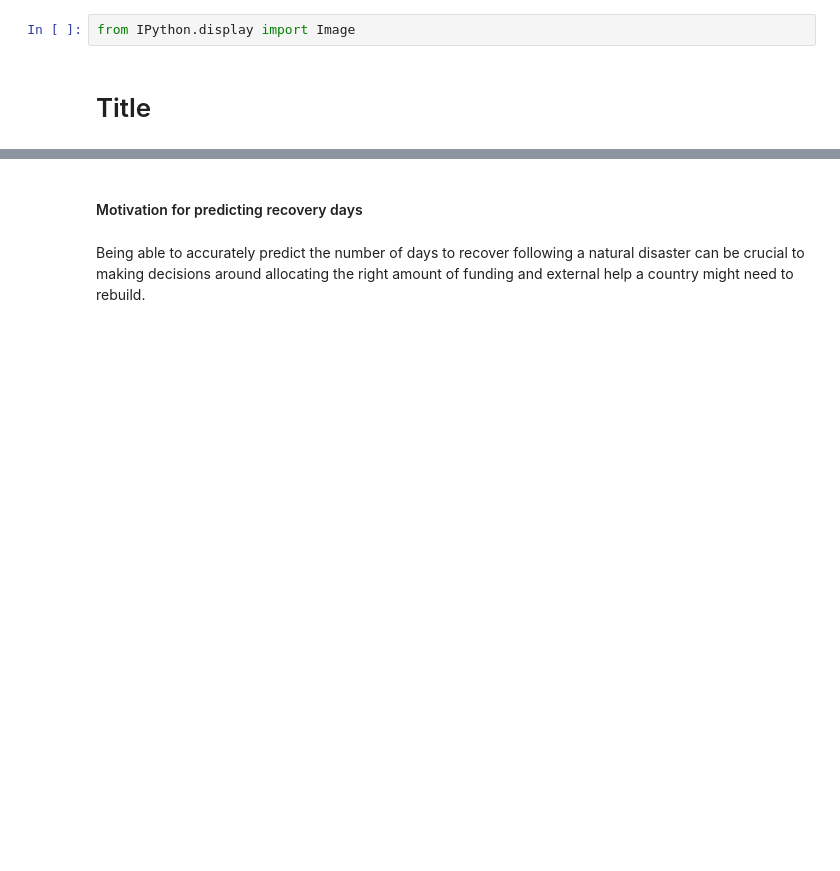
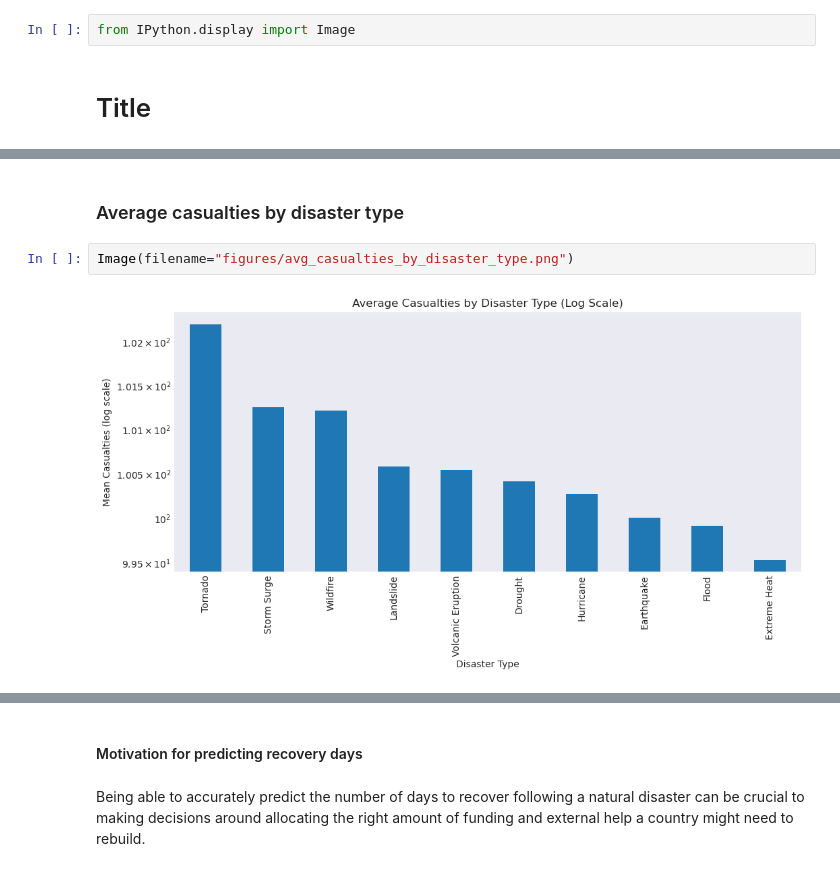
Before and after one commit to UCB-stat-159-f25/ucb-stat-159-f25-classroom-final-final, a Jupyter notebook: main.ipynb, the cells around one changed output, grey strips where cells are left out. Drawn from its saved outputs; the diff is of its cells as text; blank space fills up the shorter version.

```diff
--- a/main.ipynb
+++ b/main.ipynb
@@ -6,0 +31,6 @@ space for other analysis
+# %% [markdown]
+### Average casualties by disaster type
+# %%
+Image(filename="figures/avg_casualties_by_disaster_type.png")
+# %% [output]
+[figure, added]
```
Also changed, not shown: parts of 19 cells of this notebook.
